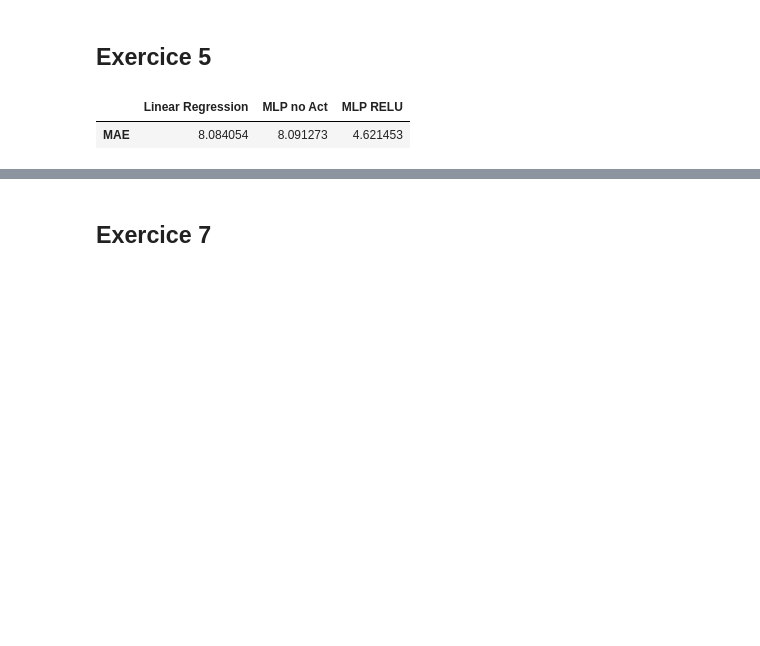
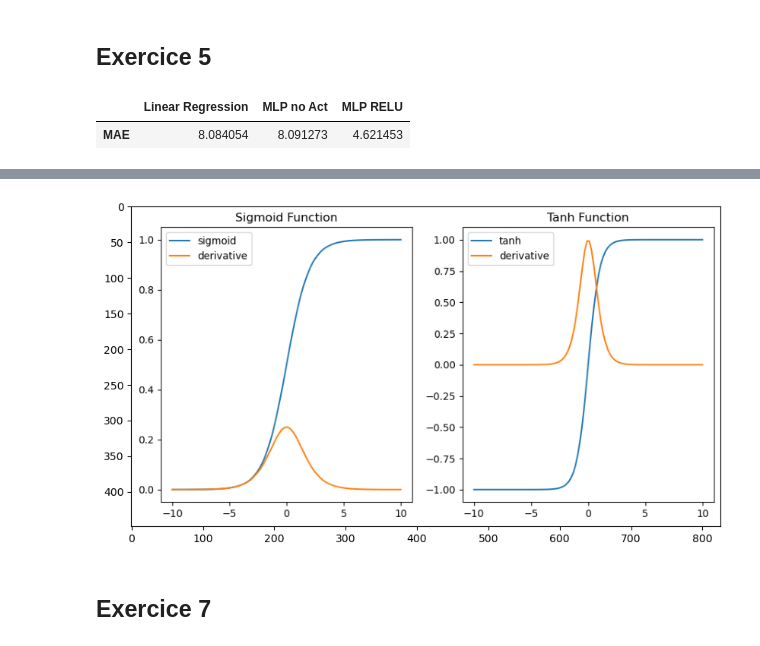
Before and after one commit to guiijose/Machine-Learning, a Jupyter notebook: homeworks/hw3/h3.ipynb, the cells around one changed output, grey strips where cells are left out. Saved outputs shown, nothing was run; the diff lists cells and outputs as text; code cells hidden in the pictures; blank space fills up the shorter version.

```diff
--- a/homeworks/hw3/h3.ipynb
+++ b/homeworks/hw3/h3.ipynb
@@ -122,3 +133,11 @@ As mentioned above, the assumption of linearity within the data results in a wea
+# %%
+# plot thte image
+img = mpimg.imread('functions.png')
+plt.figure(figsize=(10,10))
+
+imgplot = plt.imshow(img)
+# %% [output]
+[figure, added]
 # %% [markdown]
 ## Exercice 7
 # %%
```
Also changed, not shown: parts of 7 cells of this notebook, 2 other files.
